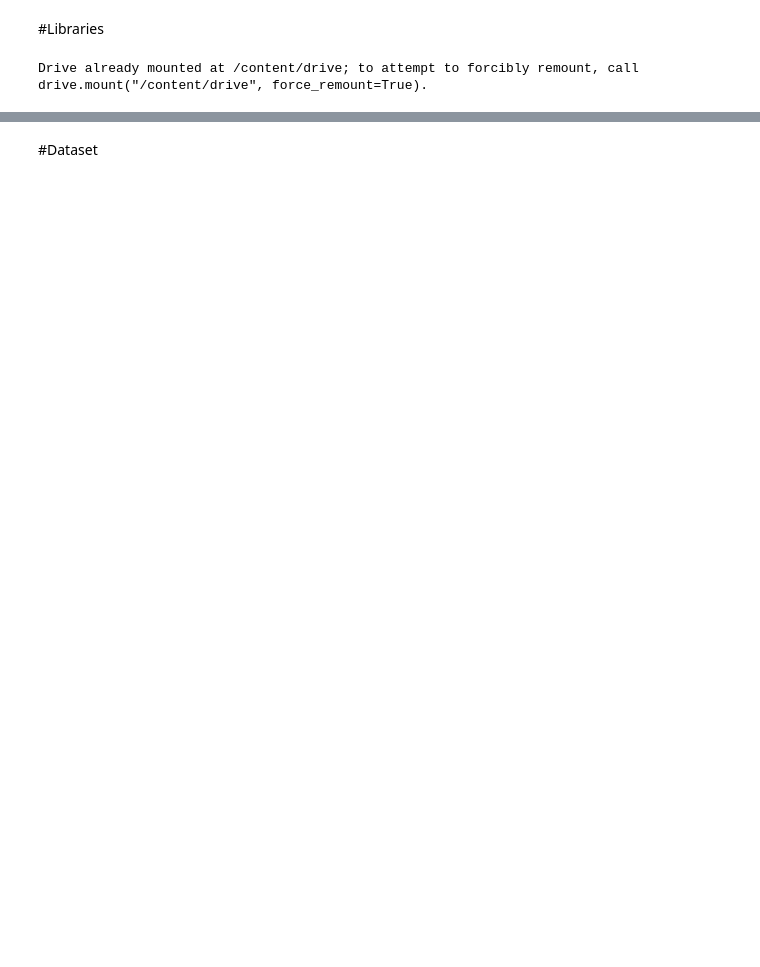
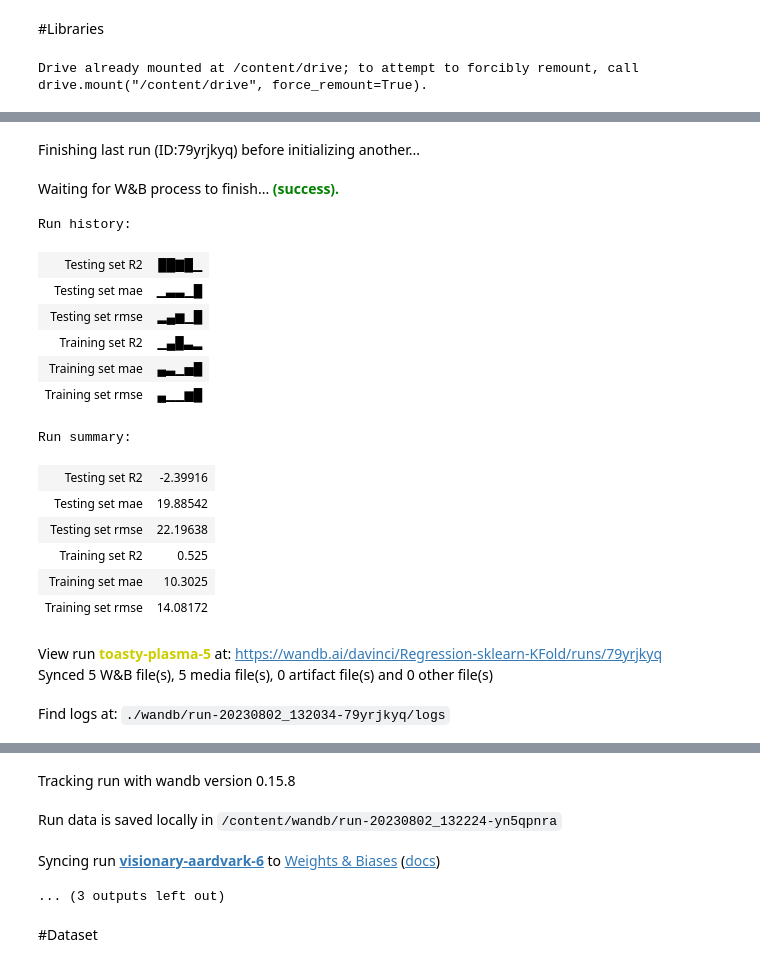
Before and after one commit to VinciGit00/MasterThesis, a Jupyter notebook: Python/Recap previous thesis/Modelli separati/k-fold/1-regLinKeyFold.ipynb, the cells around one changed output, grey strips where cells are left out. Saved outputs shown, nothing was run; the diff lists cells and outputs as text; code cells hidden in the pictures; blank space fills up the shorter version.

```diff
--- a/Python/Recap previous thesis/Modelli separati/k-fold/1-regLinKeyFold.ipynb
+++ b/Python/Recap previous thesis/Modelli separati/k-fold/1-regLinKeyFold.ipynb
@@ -16,0 +42,23 @@ Drive already mounted at /content/drive; to attempt to forcibly remount, call dr
+# %%
+import wandb
+wandb.init(project="Regression-sklearn-KFold")
+# %% [output]
+Finishing last run (ID:79yrjkyq) before initializing another...
+Waiting for W&B process to finish... (success).
+Run history:
+| Testing set R2 | ██▇█▁ |
+| Testing set mae | ▁▃▃▁█ |
+| Testing set rmse | ▂▄▆▁█ |
+| Training set R2 | ▁▄█▃▂ |
+| Training set mae | ▄▃▁▅█ |
+| Training set rmse | ▄▁▁▆█ |
+Run summary:
+| Testing set R2 | -2.39916 |
+| Testing set mae | 19.88542 |
+| Testing set rmse | 22.19638 |
+| Training set R2 | 0.525 |
+| Training set mae | 10.3025 |
+| Training set rmse | 14.08172 |
+View run toasty-plasma-5 at: https://wandb.ai/davinci/Regression-sklearn-KFold/runs/79yrjkyq
+Synced 5 W&B file(s), 5 media file(s), 0 artifact file(s) and 0 other file(s)
+Find logs at: ./wandb/run-20230802_132034-79yrjkyq/logs
@@ -17,3 +66,7 @@ Drive already mounted at /content/drive; to attempt to forcibly remount, call dr
+Tracking run with wandb version 0.15.8
+Run data is saved locally in /content/wandb/run-20230802_132224-yn5qpnra
+Syncing run visionary-aardvark-6 to Weights & Biases (docs)
+... (3 outputs left out)
 # %% [markdown]
 #Dataset
 # %%
```
Also changed, not shown: parts of 5 cells of this notebook, 6 other files.
